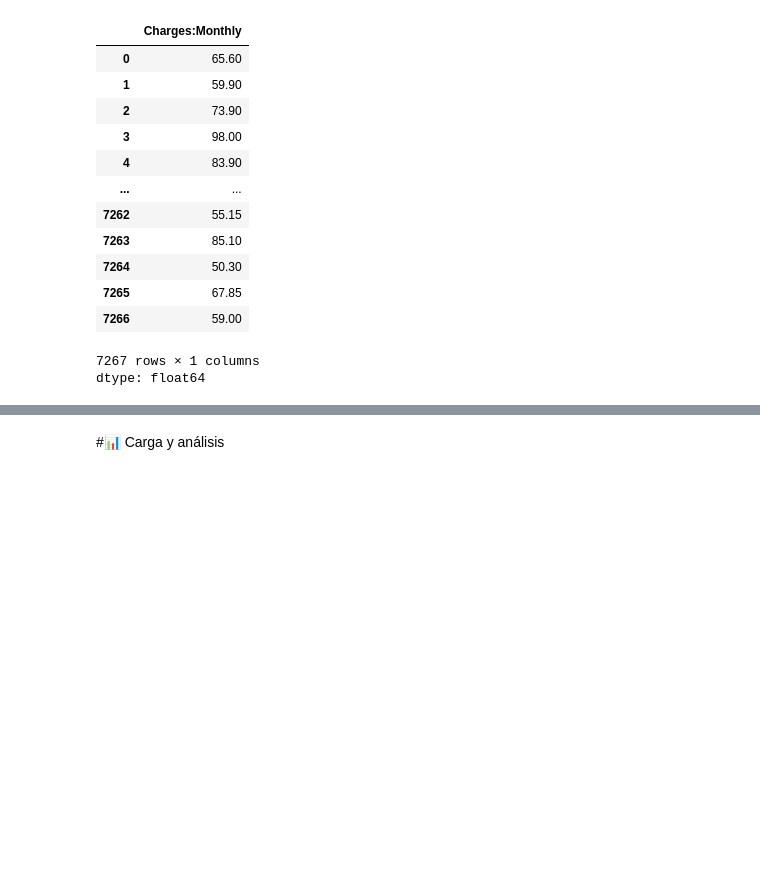
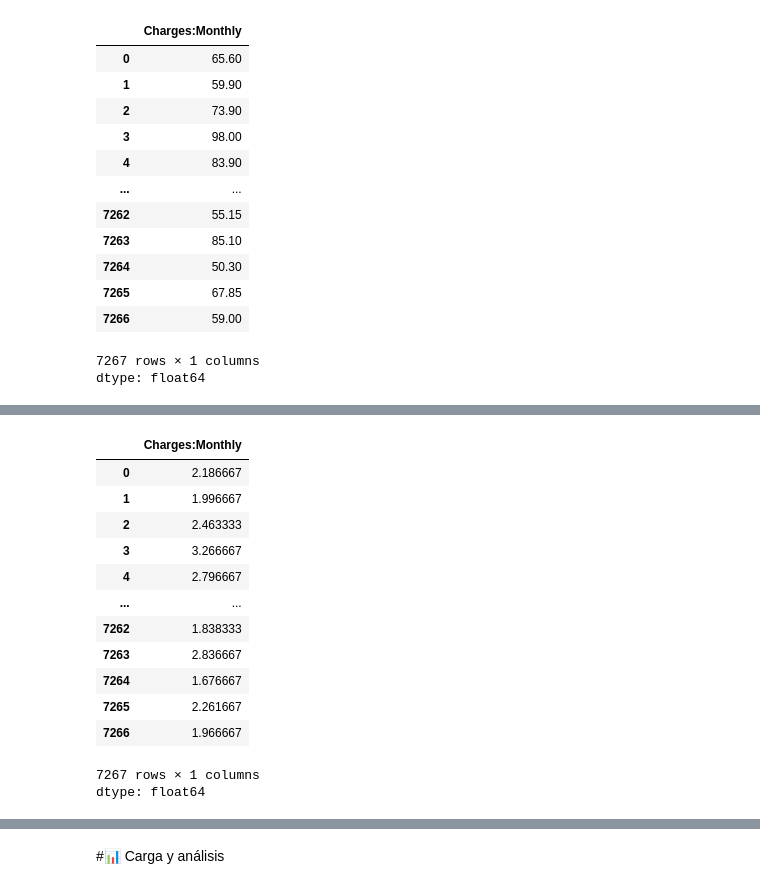
Before and after one commit to Ronaldvarela852/TelecomX_LATAM, a Jupyter notebook: TelecomX_LATAM.ipynb, the cells around one changed output, grey strips where cells are left out. Saved outputs shown, nothing was run; the diff lists cells and outputs as text; code cells hidden in the pictures; blank space fills up the shorter version.

```diff
--- a/TelecomX_LATAM.ipynb
+++ b/TelecomX_LATAM.ipynb
@@ -207,0 +216,18 @@ memory usage: 1.2+ MB
+# %%
+Cuentas_Diarias = df['Charges:Monthly']/30
+Cuentas_Diarias
+# %% [output]
+|  | Charges:Monthly |
+| 0 | 2.186667 |
+| 1 | 1.996667 |
+| 2 | 2.463333 |
+| 3 | 3.266667 |
+| 4 | 2.796667 |
+| ... | ... |
+| 7262 | 1.838333 |
+| 7263 | 2.836667 |
+| 7264 | 1.676667 |
+| 7265 | 2.261667 |
+| 7266 | 1.966667 |
+7267 rows × 1 columns
+dtype: float64
```
Also changed, not shown: parts of 14 cells of this notebook.
